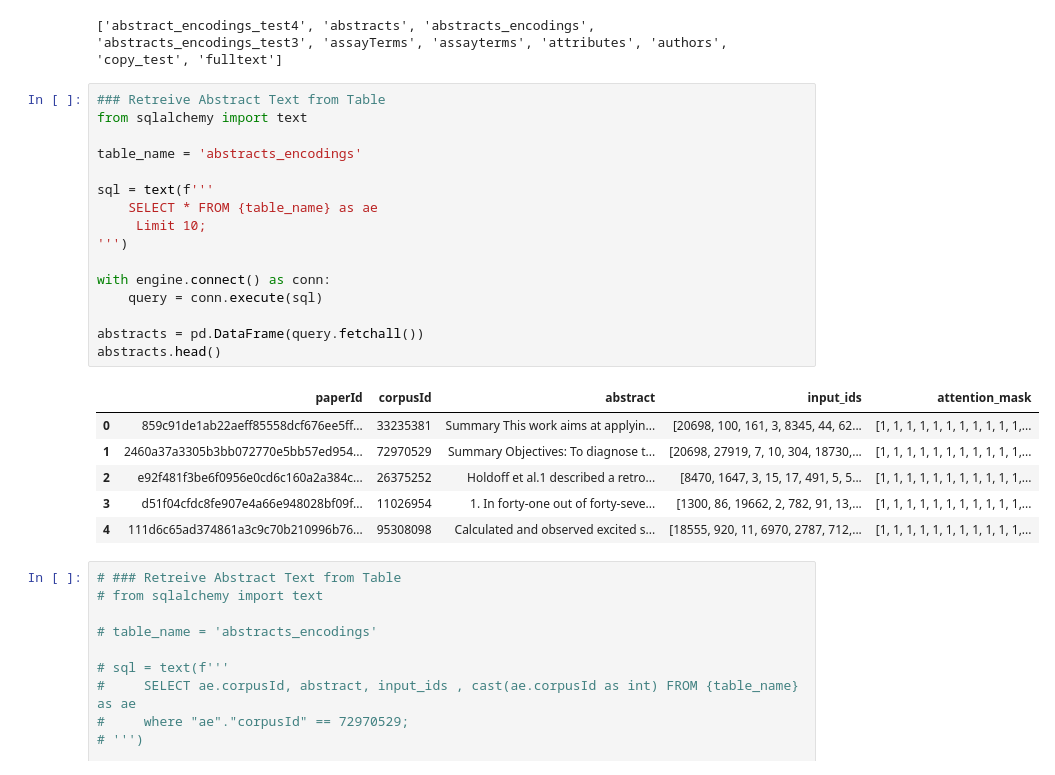
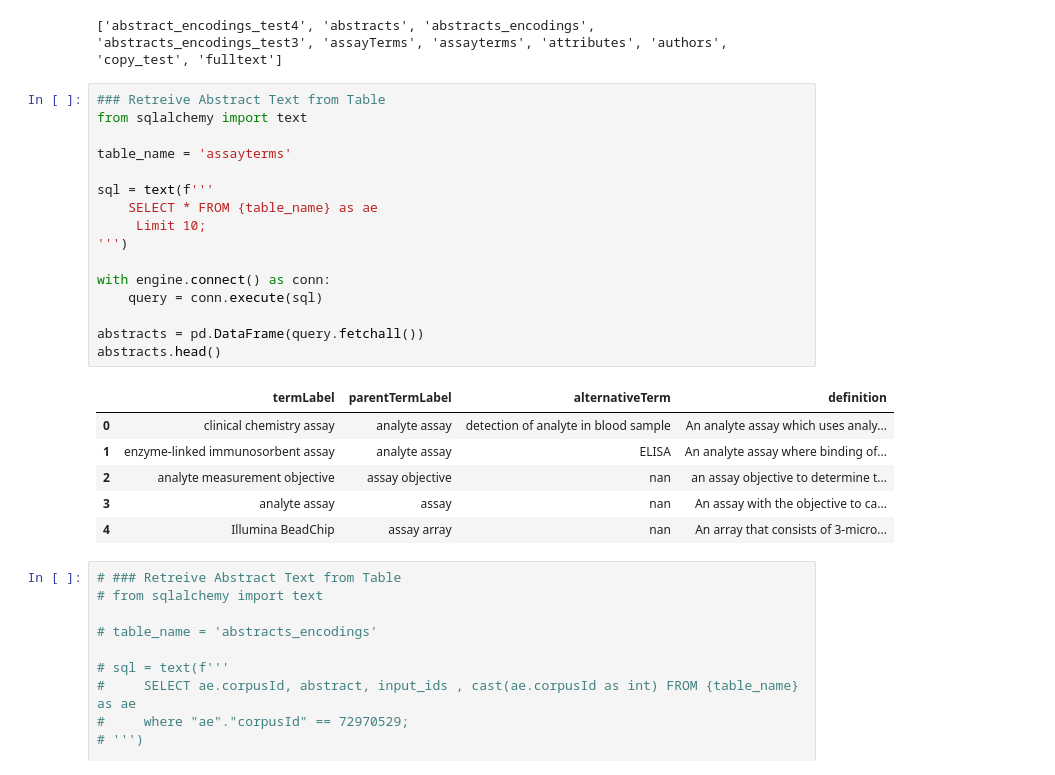
Before and after one commit to leen01/therapeutic-accelerator, a Jupyter notebook: Base_Models/LangChainModel.ipynb, the cells around one changed output. Saved outputs shown, nothing was run; the diff lists cells and outputs as text.

```diff
--- a/Base_Models/LangChainModel.ipynb
+++ b/Base_Models/LangChainModel.ipynb
@@ -109,26 +112,26 @@ print(engine.table_names())
 # %%
 ### Retreive Abstract Text from Table
 from sqlalchemy import text
 
-table_name = 'abstracts_encodings'
+table_name = 'assayterms'
 
 sql = text(f'''
     SELECT * FROM {table_name} as ae
      Limit 10;
 ''')
 
 with engine.connect() as conn:
     query = conn.execute(sql)
 
 abstracts = pd.DataFrame(query.fetchall())
 abstracts.head()
 # %% [output]
-|  | paperId | corpusId | abstract | input_ids | attention_mask |
-| 0 | 859c91de1ab22aeff85558dcf676ee5ff... | 33235381 | Summary This work aims at applyin... | [20698, 100, 161, 3, 8345, 44, 62... | [1, 1, 1, 1, 1, 1, 1, 1, 1, 1, 1,... |
-| 1 | 2460a37a3305b3bb072770e5bb57ed954... | 72970529 | Summary Objectives: To diagnose t... | [20698, 27919, 7, 10, 304, 18730,... | [1, 1, 1, 1, 1, 1, 1, 1, 1, 1, 1,... |
-| 2 | e92f481f3be6f0956e0cd6c160a2a384c... | 26375252 | Holdoff et al.1 described a retro... | [8470, 1647, 3, 15, 17, 491, 5, 5... | [1, 1, 1, 1, 1, 1, 1, 1, 1, 1, 1,... |
-| 3 | d51f04cfdc8fe907e4a66e948028bf09f... | 11026954 | 1. In forty‐one out of forty‐seve... | [1300, 86, 19662, 2, 782, 91, 13,... | [1, 1, 1, 1, 1, 1, 1, 1, 1, 1, 1,... |
-| 4 | 111d6c65ad374861a3c9c70b210996b76... | 95308098 | Calculated and observed excited s... | [18555, 920, 11, 6970, 2787, 712,... | [1, 1, 1, 1, 1, 1, 1, 1, 1, 1, 1,... |
+|  | termLabel | parentTermLabel | alternativeTerm | definition |
+| 0 | clinical chemistry assay | analyte assay | detection of analyte in blood sample | An analyte assay which uses analy... |
+| 1 | enzyme-linked immunosorbent assay | analyte assay | ELISA | An analyte assay where binding of... |
+| 2 | analyte measurement objective | assay objective | nan | an assay objective to determine t... |
+| 3 | analyte assay | assay | nan | An assay with the objective to ca... |
+| 4 | Illumina BeadChip | assay array | nan | An array that consists of 3-micro... |
 # %%
 # ### Retreive Abstract Text from Table
 # from sqlalchemy import text
```
Also changed, not shown: parts of 15 cells of this notebook, 10 other files.
